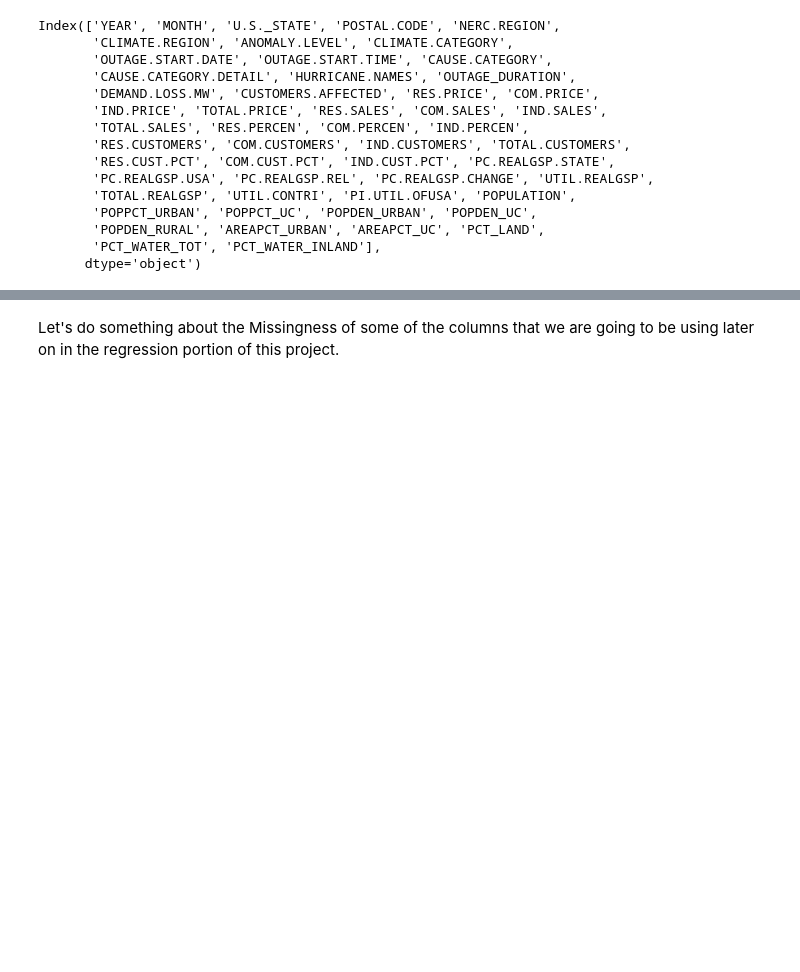
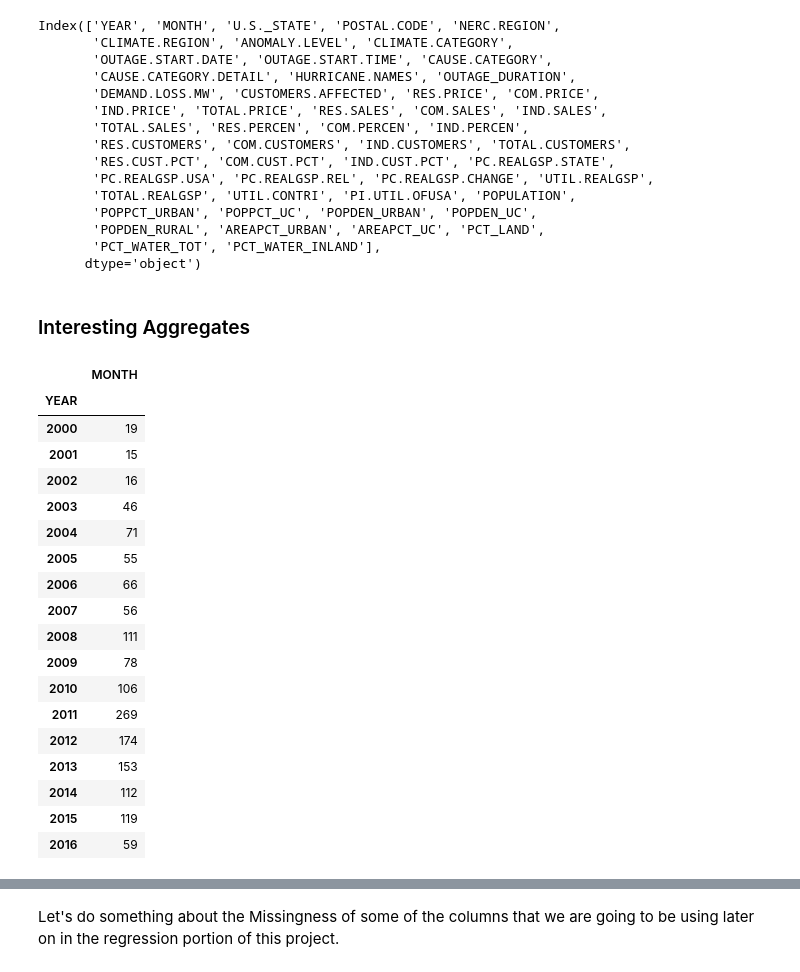
Before and after one commit to SamuelKao/Power-Outage-Research, a Jupyter notebook: template.ipynb, the cells around one changed output, grey strips where cells are left out. Saved outputs shown, nothing was run; the diff lists cells and outputs as text; code cells hidden in the pictures; blank space fills up the shorter version.

```diff
--- a/template.ipynb
+++ b/template.ipynb
@@ -228,6 +260,8 @@ Index(['YEAR', 'MONTH', 'U.S._STATE', 'POSTAL.CODE', 'NERC.REGION',
        'POPDEN_RURAL', 'AREAPCT_URBAN', 'AREAPCT_UC', 'PCT_LAND',
        'PCT_WATER_TOT', 'PCT_WATER_INLAND'],
       dtype='object')
+# %% [markdown]
+### Interesting Aggregates
 # %%
 # Define data for scatter plot
 x = outages1.groupby("YEAR").count()["MONTH"].index
@@ -264,3 +282,26 @@ fig.show()
+# %%
+outage_counts_per_year = outages1.groupby("YEAR").count()[['MONTH']]
+outage_counts_per_year
+# %% [output]
+|  | MONTH |
+| YEAR |  |
+| 2000 | 19 |
+| 2001 | 15 |
+| 2002 | 16 |
+| 2003 | 46 |
+| 2004 | 71 |
+| 2005 | 55 |
+| 2006 | 66 |
+| 2007 | 56 |
+| 2008 | 111 |
+| 2009 | 78 |
+| 2010 | 106 |
+| 2011 | 269 |
+| 2012 | 174 |
+| 2013 | 153 |
+| 2014 | 112 |
+| 2015 | 119 |
+| 2016 | 59 |
 # %%
 outages1['CUSTOMERS.AFFECTED']
 # %% [output]
```
Also changed, not shown: parts of 25 cells of this notebook.
